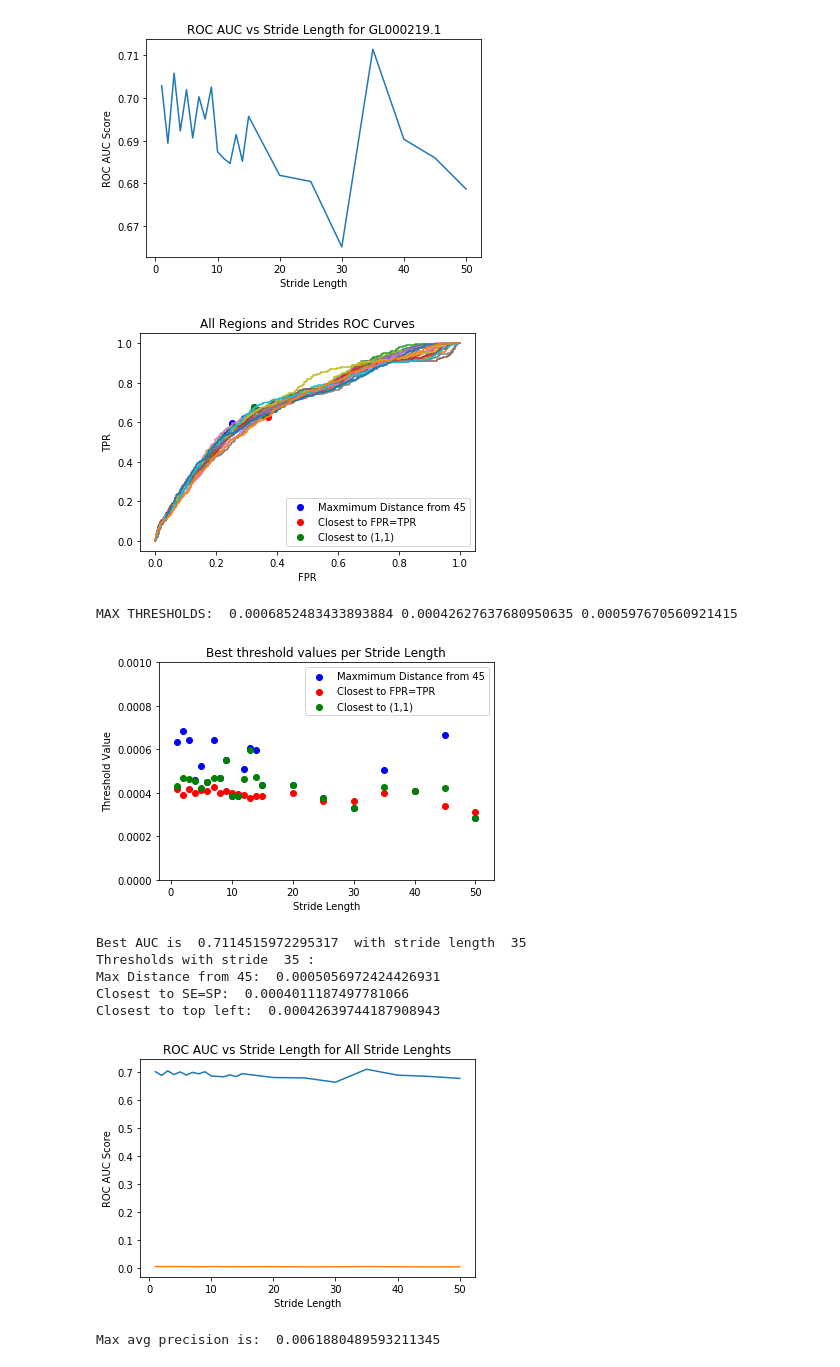
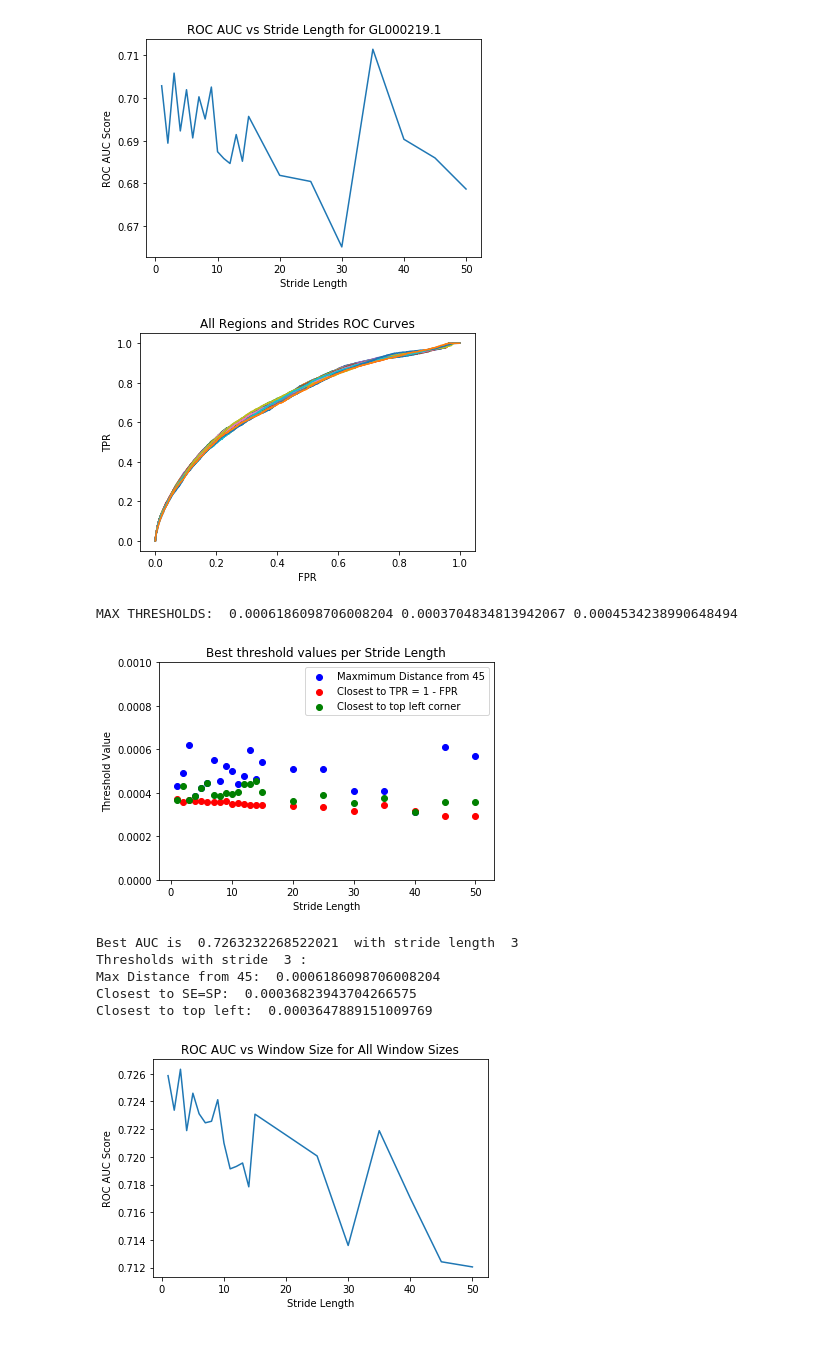
Before and after one commit to lafleur1/aparentGenomeTesting, a Jupyter notebook: rocSurfaceGeneration.ipynb, the cells around one changed output. Cells and saved outputs as stored; diff of their text form; code cells hidden in the pictures.

Commit message:
ROC AUC for all unlocalized regions version 2

```diff
--- a/rocSurfaceGeneration.ipynb
+++ b/rocSurfaceGeneration.ipynb
@@ -234,9 +234,11 @@ def ROCAllStrideLengthsAllRegions(names,strides):
     dist45 = {'fpr':[], 'tpr':[], 'thresholds':[], 'values':[]}
     minEqual = {'fpr':[], 'tpr':[], 'thresholds':[], 'values':[]}
     topLeft = {'fpr':[], 'tpr':[], 'thresholds':[], 'values':[]}
+    confMat = []
     for stride in strides:
         allPreds = np.empty(0)
         allTrue = np.empty(0)
+        totalAPA = 0
         for name in names:
             #open predicted values for the file
             nameNoDot = name.replace(".","_")
@@ -248,11 +250,16 @@ def ROCAllStrideLengthsAllRegions(names,strides):
             trueValsArray = np.zeros(predForSlide.size) #create numpy array of all 0's the length of the sequence
             for index, row in currentTrueVals.iterrows():
                 trueValsArray[row['start']:row['end']] = 1 #set actual true values to 1 in the array
+                totalAPA += 1
             #append both to the
             predReshape = np.reshape(predForSlide, trueValsArray.shape)
             allTrue = np.concatenate((allTrue,trueValsArray))
             allPreds = np.concatenate((allPreds,predReshape))
         #make ROC and AUC ROC
+        #print ("Total true labelled positions: ", np.sum(allTrue))
+        #print ("Total length of all finished contig: ", allTrue.size)
+        #print ("Fraction of NT's which are APA sites: ", np.sum(allTrue)/allTrue.size)
+        #print ("Number clusters: ", totalAPA)
         fpr,tpr,thresholds = sk.metrics.roc_curve(allTrue, allPreds)
         auc_score = sk.metrics.roc_auc_score(allTrue,allPreds)
         avgP = sk.metrics.average_precision_score(allTrue,allPreds)
@@ -276,57 +283,64 @@ def ROCAllStrideLengthsAllRegions(names,strides):
         topLeft['tpr'].append(closeTPR)
         topLeft['thresholds'].append(closeThresh)
         topLeft['values'].append(x)
-    return fprs,tprs,threshs,aucs,dist45,minEqual,topLeft, avgPrecs
+        #updating prediction binaries for confusion matrices
+        #cM45Preds = []
+        #cMMEPreds = []
+        ##cMTLPreds = []
+        #cM = sk.metrics.confusion_matrix(allTrue,allPreds)
+        #confMat.append(cM)
+    return fprs,tprs,threshs,aucs,dist45,minEqual,topLeft, avgPrecs, confMat
+
 
 def graphAllROCs(names, sizes):
-    fprs,tprs,threshs,aucs,dist45,minEqual,topLeft, avPrec = ROCAllStrideLengthsAllRegions(names, sizes)
+    fprs,tprs,threshs,aucs,dist45,minEqual,topLeft, avPrec, confusionMat = ROCAllStrideLengthsAllRegions(names, sizes)
     for i in range(0,len(fprs)):
         plt.plot(fprs[i],tprs[i])
-    plt.scatter(dist45['fpr'],dist45['tpr'], c = "blue",label = "Maxmimum Distance from 45")
-    plt.scatter(minEqual['fpr'],minEqual['tpr'], c = "red", label = "Closest to FPR=TPR")
-    plt.scatter(topLeft['fpr'], topLeft['tpr'], c = "green", label = "Closest to (1,1)")
+    #plt.scatter(dist45['fpr'],dist45['tpr'], c = "blue",label = "Maxmimum Distance from 45")
+    #plt.scatter(minEqual['fpr'],minEqual['tpr'], c = "red", label = "Closest to FPR=TPR")
+    #plt.scatter(topLeft['fpr'], topLeft['tpr'], c = "green", label = "Closest to (1,1)")
     plt.title("All Regions and Strides ROC Curves")
     plt.xlabel("FPR")
     plt.ylabel("TPR")
-    plt.legend()
+    #plt.legend()
     plt.show()
     #threshold plots
     print ("MAX THRESHOLDS: ", max(dist45['thresholds']), max(minEqual['thresholds']), max(topLeft['thresholds']))
     plt.scatter(sizes,dist45['thresholds'], c = "blue",label = "Maxmimum Distance from 45")
-    plt.scatter(sizes,minEqual['thresholds'], c = "red", label = "Closest to FPR=TPR")
-    plt.scatter(sizes, topLeft['thresholds'], c = "green", label = "Closest to (1,1)")
+    plt.scatter(sizes,minEqual['thresholds'], c = "red", label = "Closest to TPR = 1 - FPR")
+    plt.scatter(sizes, topLeft['thresholds'], c = "green", label = "Closest to top left corner")
     plt.title("Best threshold values per Stride Length")
     plt.xlabel("Stride Length")
     plt.ylabel("Threshold Value")
     plt.ylim(0,0.001)
     plt.legend()
     plt.show()
     bestAUCStride = sizes[aucs.index(max(aucs))]
     print ("Best AUC is ", max(aucs), " with stride length ",bestAUCStride )
     print ("Thresholds with stride ", bestAUCStride, ":")
     print ("Max Distance from 45: ", dist45['thresholds'][aucs.index(max(aucs))])
     print ("Closest to SE=SP: ", minEqual['thresholds'][aucs.index(max(aucs))])
     print ("Closest to top left: ", topLeft['thresholds'][aucs.index(max(aucs))])
+    #print ("Confusion matrix for best ", confusionMat[aucs.index(max(aucs))])
     #graph distribution of aucs
     plt.plot(sizes,aucs)
-    plt.plot(sizes, avPrec)
-    plt.title("ROC AUC vs Stride Length for All Stride Lenghts")
+    #plt.plot(sizes, avPrec)
+    plt.title("ROC AUC vs Window Size for All Window Sizes")
     plt.xlabel("Stride Length")
     plt.ylabel("ROC AUC Score")
     plt.show()
-    print ("Max avg precision is: ", max(avPrec))
+    #print ("Max avg precision is: ", max(avPrec))
 
 
 #ROCAllRegionsOneStrideLen(allNames, 50)
-graphAllROCs(names, strideSizes)
+graphAllROCs(allNames, strideSizes)
 # %% [output]
-[figure, old version]
+[figure, new version]
-MAX THRESHOLDS:  0.0006852483433893884 0.00042627637680950635 0.000597670560921415
+MAX THRESHOLDS:  0.0006186098706008204 0.0003704834813942067 0.0004534238990648494
-[figure, old version]
+[figure, new version]
-Best AUC is  0.7114515972295317  with stride length  35
-Thresholds with stride  35 :
-Max Distance from 45:  0.0005056972424426931
-Closest to SE=SP:  0.0004011187497781066
-Closest to top left:  0.00042639744187908943
+Best AUC is  0.7263232268522021  with stride length  3
+Thresholds with stride  3 :
+Max Distance from 45:  0.0006186098706008204
+Closest to SE=SP:  0.00036823943704266575
+Closest to top left:  0.0003647889151009769
-[figure, old version]
+[figure, new version]
-Max avg precision is:  0.0061880489593211345
```
Also changed, not shown: 1 other file.
